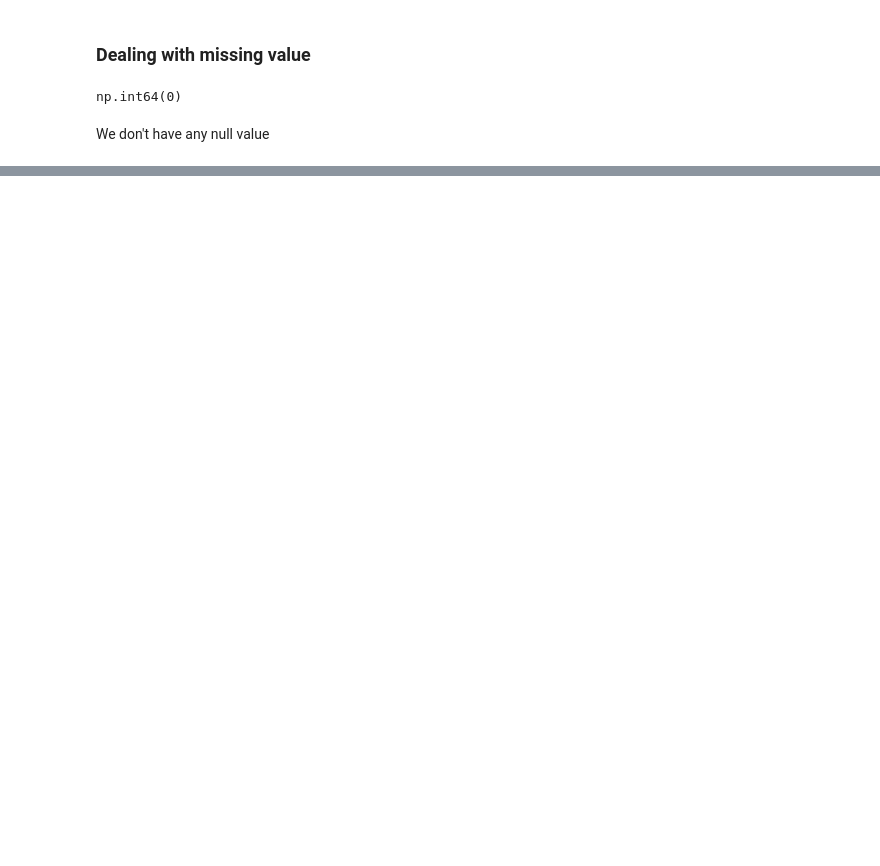
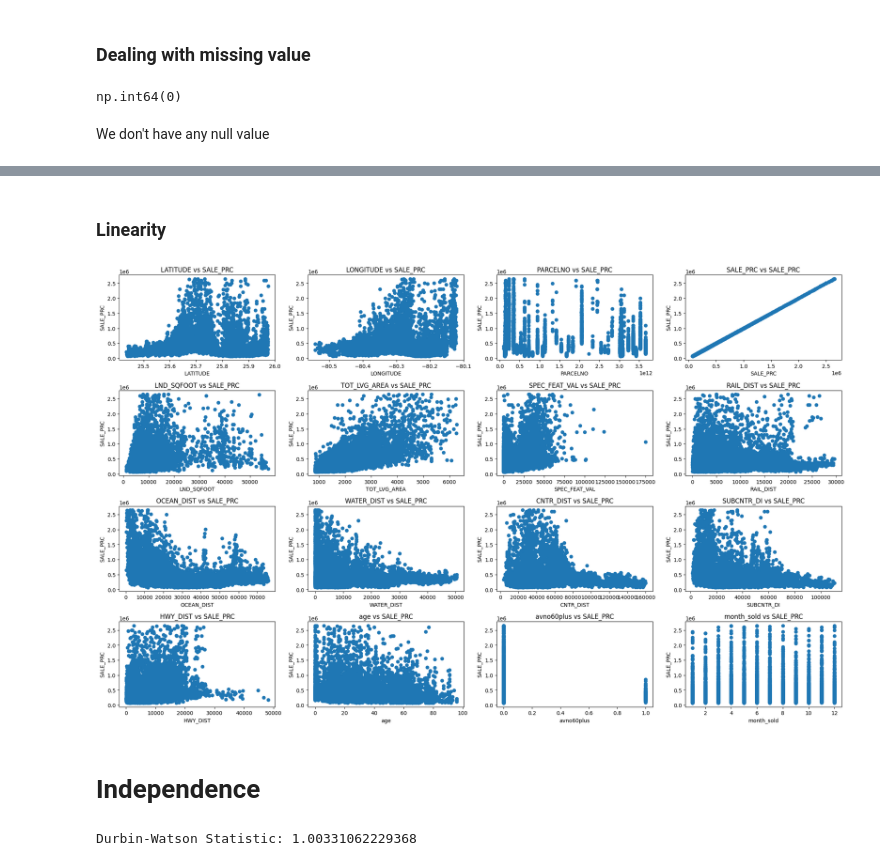
Before and after one commit to rishv1912/Miami-House-Price-Prediction, a Jupyter notebook: miami-housing-price-prediction.ipynb, the cells around one changed output, grey strips where cells are left out. Cells and saved outputs as stored; diff of their text form; code cells hidden in the pictures; blank space fills up the shorter version.

```diff
--- a/miami-housing-price-prediction.ipynb
+++ b/miami-housing-price-prediction.ipynb
@@ -110,0 +252,33 @@ def remove_outliers(df,column):
+# %% [markdown]
+### Linearity
+# %%
+plt.figure(figsize=(20, 15))
+num_cols = len(df.columns) - 1  # excluding the dependent variable
+for i, col in enumerate(df.columns[:-1]):
+    plt.subplot(5, 4, i + 1)  # Adjust subplot grid size as needed
+    plt.scatter(df[col], df['SALE_PRC'])
+    plt.title(f'{col} vs SALE_PRC')
+    plt.xlabel(col)
+    plt.ylabel('SALE_PRC')
+
+plt.tight_layout()
+plt.show()
+# %% [output]
+[figure, added]
+# %% [markdown]
+# Independence
+# %%
+import statsmodels.api as sm
+
+# Fit a linear model
+X = df[['LATITUDE', 'LONGITUDE', 'LND_SQFOOT', 'TOT_LVG_AREA', 'SPEC_FEAT_VAL',
+        'RAIL_DIST', 'OCEAN_DIST', 'WATER_DIST', 'CNTR_DIST', 'SUBCNTR_DI',
+        'HWY_DIST', 'age', 'avno60plus', 'month_sold', 'structure_quality']]
+X = sm.add_constant(X)
+model = sm.OLS(df['SALE_PRC'], X).fit()
+
+# Durbin-Watson test statistic
+dw_statistic = sm.stats.durbin_watson(model.resid)
+print(f'Durbin-Watson Statistic: {dw_statistic}')
+# %% [output]
+Durbin-Watson Statistic: 1.00331062229368
```
Also changed, not shown: parts of 11 cells of this notebook.
